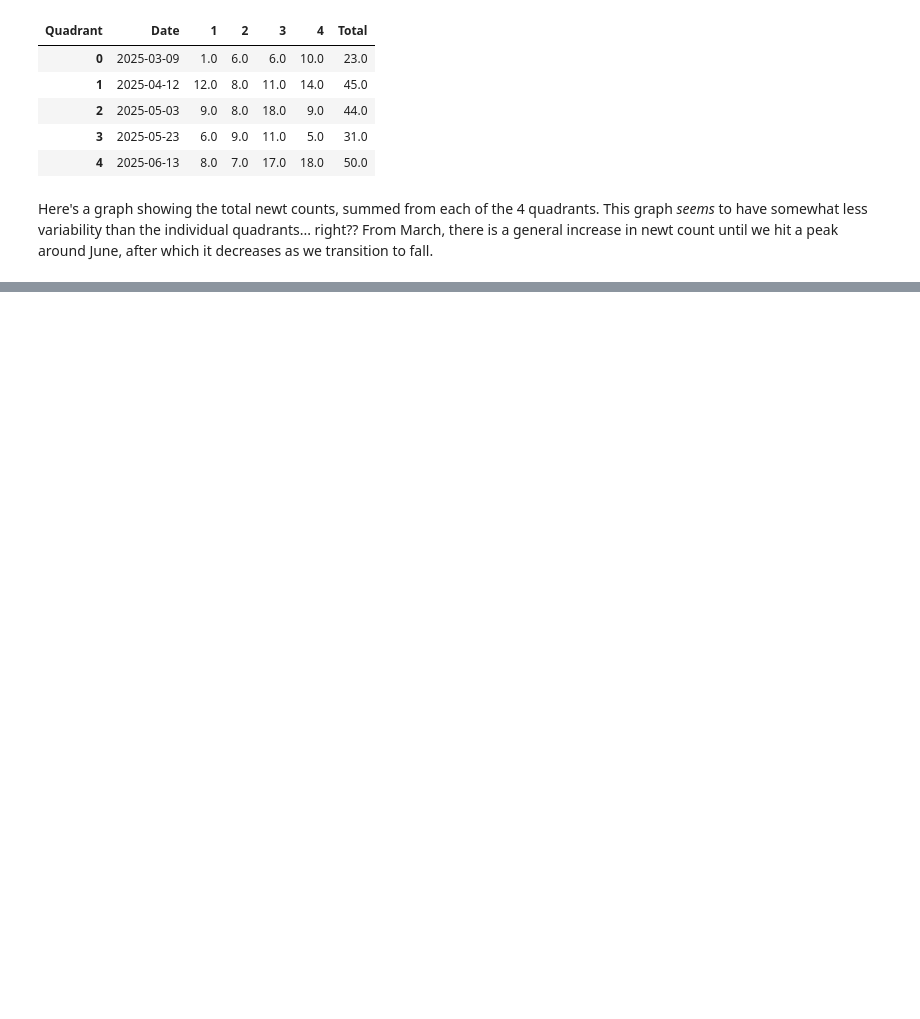
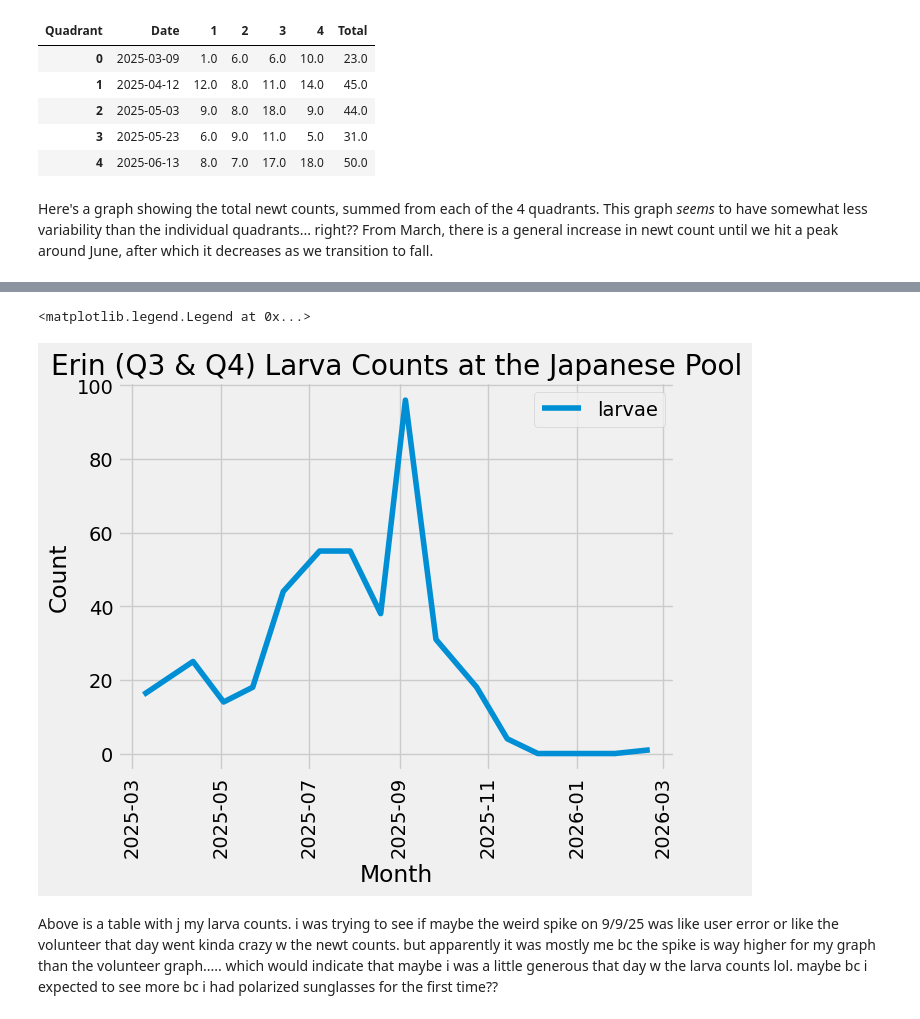
Before and after one commit to cloover7/nesis, a Jupyter notebook: newt_counts.ipynb, the cells around one changed output, grey strips where cells are left out. Cells and saved outputs as stored; diff of their text form; code cells hidden in the pictures; blank space fills up the shorter version.

```diff
--- a/newt_counts.ipynb
+++ b/newt_counts.ipynb
@@ -114,0 +121,13 @@ plt.legend()
+# %%
+plt.plot(larvae_quad['Date'], larvae_quad[3] + larvae_quad[4], label = 'larvae')
+
+plt.xticks(rotation=90)
+plt.xlabel('Month')
+plt.ylabel('Count')
+plt.title('Erin (Q3 & Q4) Larva Counts at the Japanese Pool')
+plt.legend()
+# %% [output]
+<matplotlib.legend.Legend at 0x...>
+[figure, added]
+# %% [markdown]
+Above is a table with j my larva counts. i was trying to see if maybe the weird spike on 9/9/25 was like user error or like the volunteer that day went kinda crazy w the newt counts. but apparently it was mostly me bc the spike is way higher for my graph than the volunteer graph..... which would indicate that maybe i was a little generous that day w the larva counts lol. maybe bc i expected to see more bc i had polarized sunglasses for the first time??
```
Also changed, not shown: parts of 9 cells of this notebook, 2 other files.
